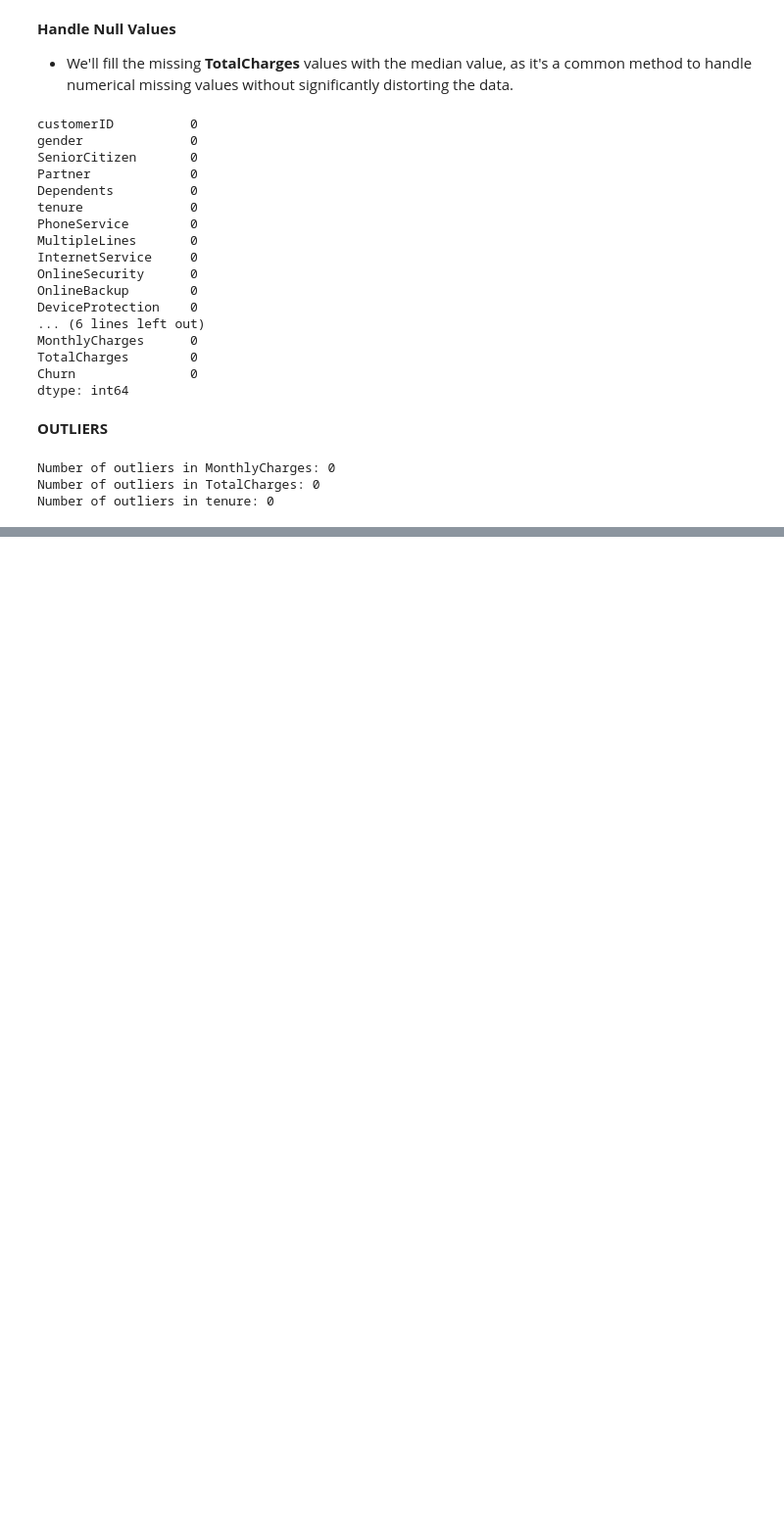
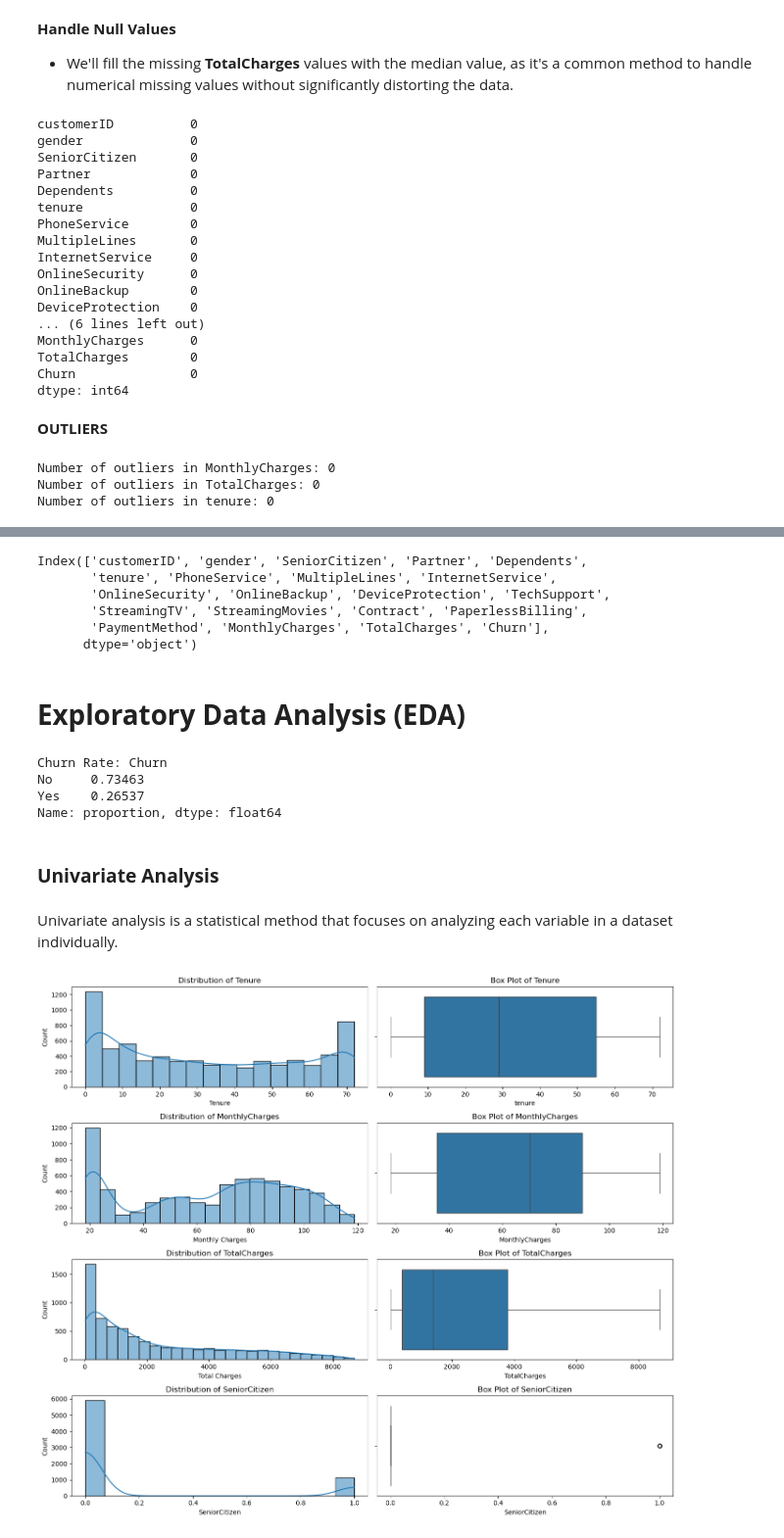
Before and after one commit to ManoharKonala/BootCamp_2K24, a Jupyter notebook: Customer Churn Analysis/Analysis_Customer_Churn.ipynb, the cells around one changed output, grey strips where cells are left out. Shown at 98% size. Saved outputs shown, nothing was run; the diff lists cells and outputs as text; code cells hidden in the pictures; blank space fills up the shorter version.

```diff
--- a/Customer Churn Analysis/Analysis_Customer_Churn.ipynb
+++ b/Customer Churn Analysis/Analysis_Customer_Churn.ipynb
@@ -203,3 +224,76 @@ SeniorCitizen
 0    5901
 1    1142
 Name: count, dtype: int64
+# %%
+variables = df.columns
+print(variables)
+# %% [output]
+Index(['customerID', 'gender', 'SeniorCitizen', 'Partner', 'Dependents',
+       'tenure', 'PhoneService', 'MultipleLines', 'InternetService',
+       'OnlineSecurity', 'OnlineBackup', 'DeviceProtection', 'TechSupport',
+       'StreamingTV', 'StreamingMovies', 'Contract', 'PaperlessBilling',
+       'PaymentMethod', 'MonthlyCharges', 'TotalCharges', 'Churn'],
+      dtype='object')
+# %% [markdown]
+# **Exploratory Data Analysis (EDA)**
+# %%
+# Calculate churn rate
+churn_rate = df['Churn'].value_counts(normalize=True)
+print(f"Churn Rate: {churn_rate}")
+# %% [output]
+Churn Rate: Churn
+No     0.73463
+Yes    0.26537
+Name: proportion, dtype: float64
+# %% [markdown]
+### **Univariate Analysis**
+# %% [markdown]
+Univariate analysis is a statistical method that focuses on analyzing each variable in a dataset individually.
+# %%
+import matplotlib.pyplot as plt # type: ignore
+import seaborn as sns # type: ignore
+
+# Numerical variables: 'tenure', 'MonthlyCharges', 'TotalCharges','SeniorCitizen'
+
+plt.figure(figsize=(14, 12))
+
+plt.subplot(4, 2, 1)
+sns.histplot(df['tenure'], kde=True)
+plt.title('Distribution of Tenure')
+plt.xlabel('Tenure')
+
+plt.subplot(4, 2, 2)
+sns.boxplot(x=df['tenure'])
+plt.title('Box Plot of Tenure')
+
+plt.subplot(4, 2, 3)
+sns.histplot(df['MonthlyCharges'], kde=True)
+plt.title('Distribution of MonthlyCharges')
+plt.xlabel('Monthly Charges')
+
+plt.subplot(4, 2, 4)
+sns.boxplot(x=df['MonthlyCharges'])
+plt.title('Box Plot of MonthlyCharges')
+
+plt.subplot(4, 2, 5)
+sns.histplot(df['TotalCharges'], kde=True)
+plt.title('Distribution of TotalCharges')
+plt.xlabel('Total Charges')
+
+plt.subplot(4, 2, 6)
+sns.boxplot(x=df['TotalCharges'])
+plt.title('Box Plot of TotalCharges')
+
+plt.subplot(4, 2, 7)
+sns.histplot(df['SeniorCitizen'], kde=True)
+plt.title('Distribution of SeniorCitizen')
+plt.xlabel('SeniorCitizen')
+
+plt.subplot(4, 2, 8)
+sns.boxplot(x=df['SeniorCitizen'])
+plt.title('Box Plot of SeniorCitizen')
+
+plt.tight_layout()
+plt.show()
+# %% [output]
+[figure, added]
```
Also changed, not shown: parts of 23 cells of this notebook.
